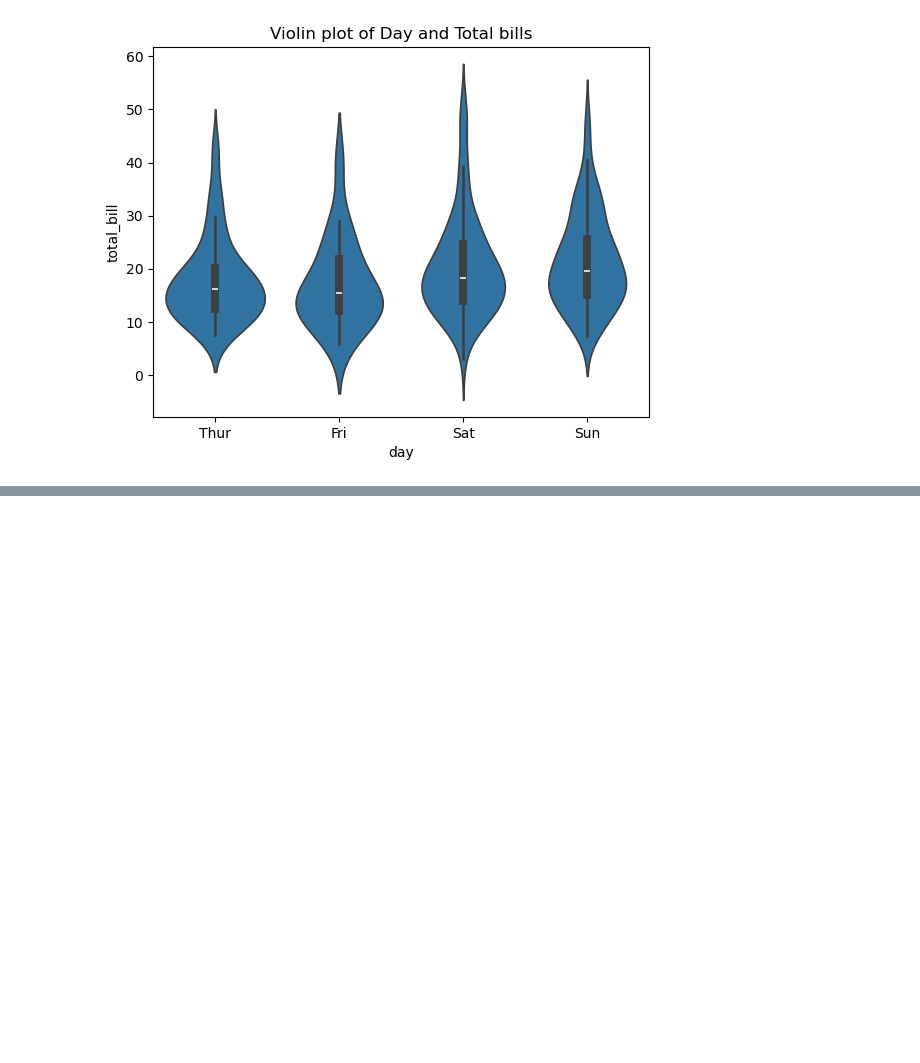
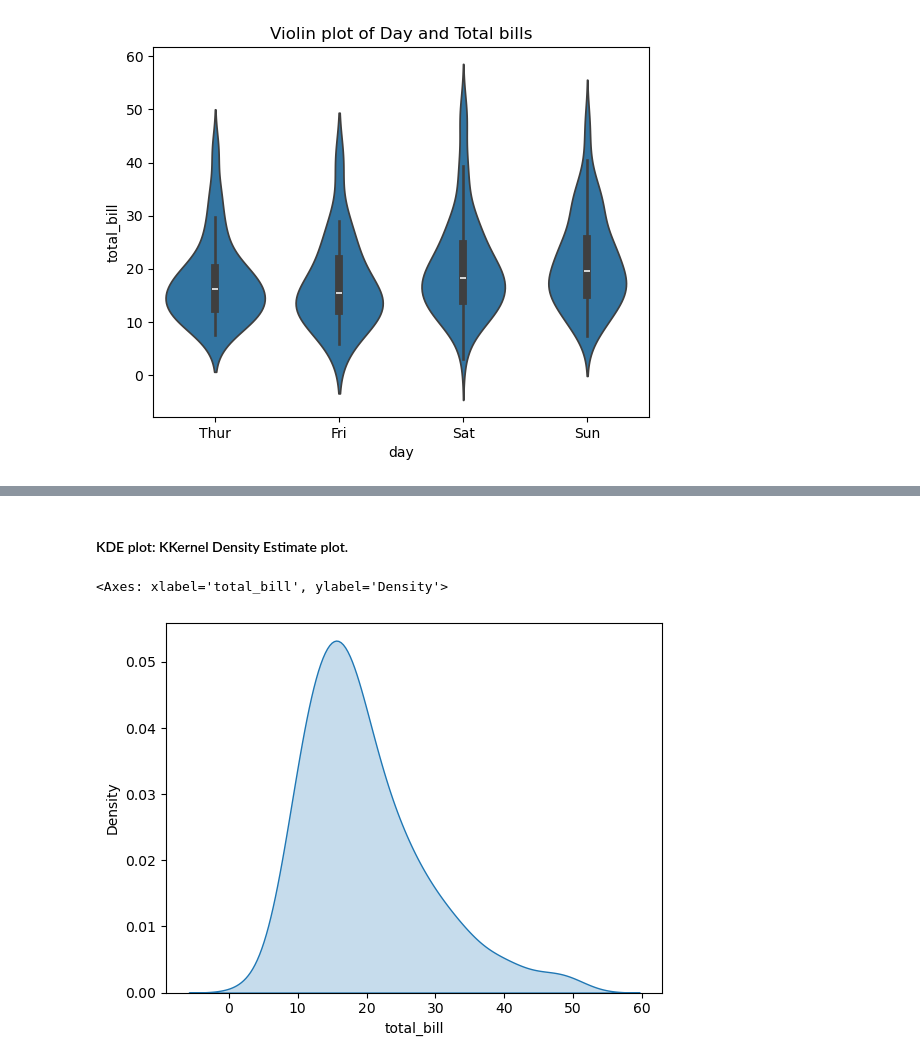
Before and after one commit to ganeshbgunjal/Data-Analysis-Libraries, a Jupyter notebook: 6 Data visualization with Seaborn.ipynb, the cells around one changed output, grey strips where cells are left out. Drawn from its saved outputs; the diff is of its cells as text; code cells hidden in the pictures; blank space fills up the shorter version.

```diff
--- a/6 Data visualization with Seaborn.ipynb
+++ b/6 Data visualization with Seaborn.ipynb
@@ -67,0 +75,7 @@ plt.show()
+# %% [markdown]
+#### KDE plot: KKernel Density Estimate plot.
+# %%
+sns.kdeplot(tips['total_bill'],fill=True)
+# %% [output]
+<Axes: xlabel='total_bill', ylabel='Density'>
+[figure, added]
```
Also changed, not shown: parts of 15 cells of this notebook.
